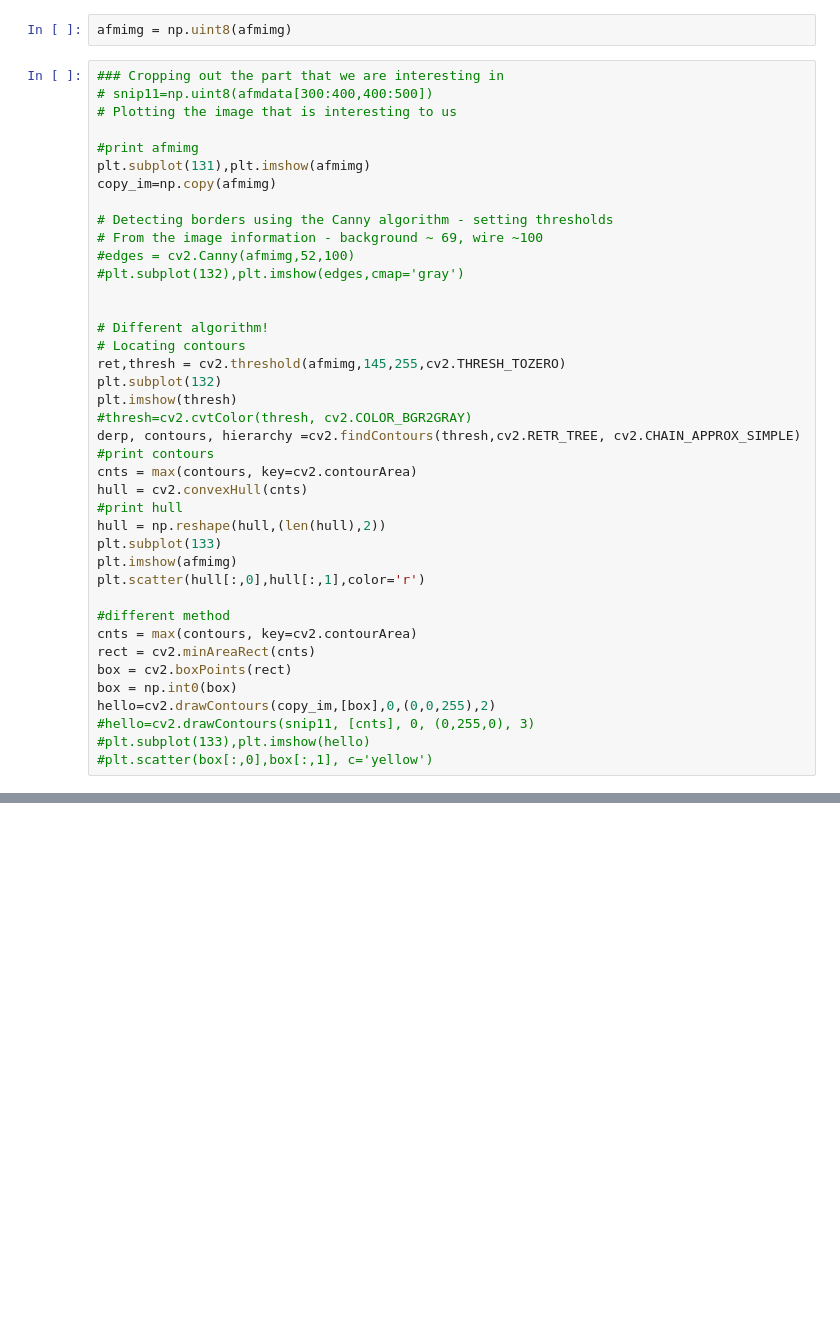
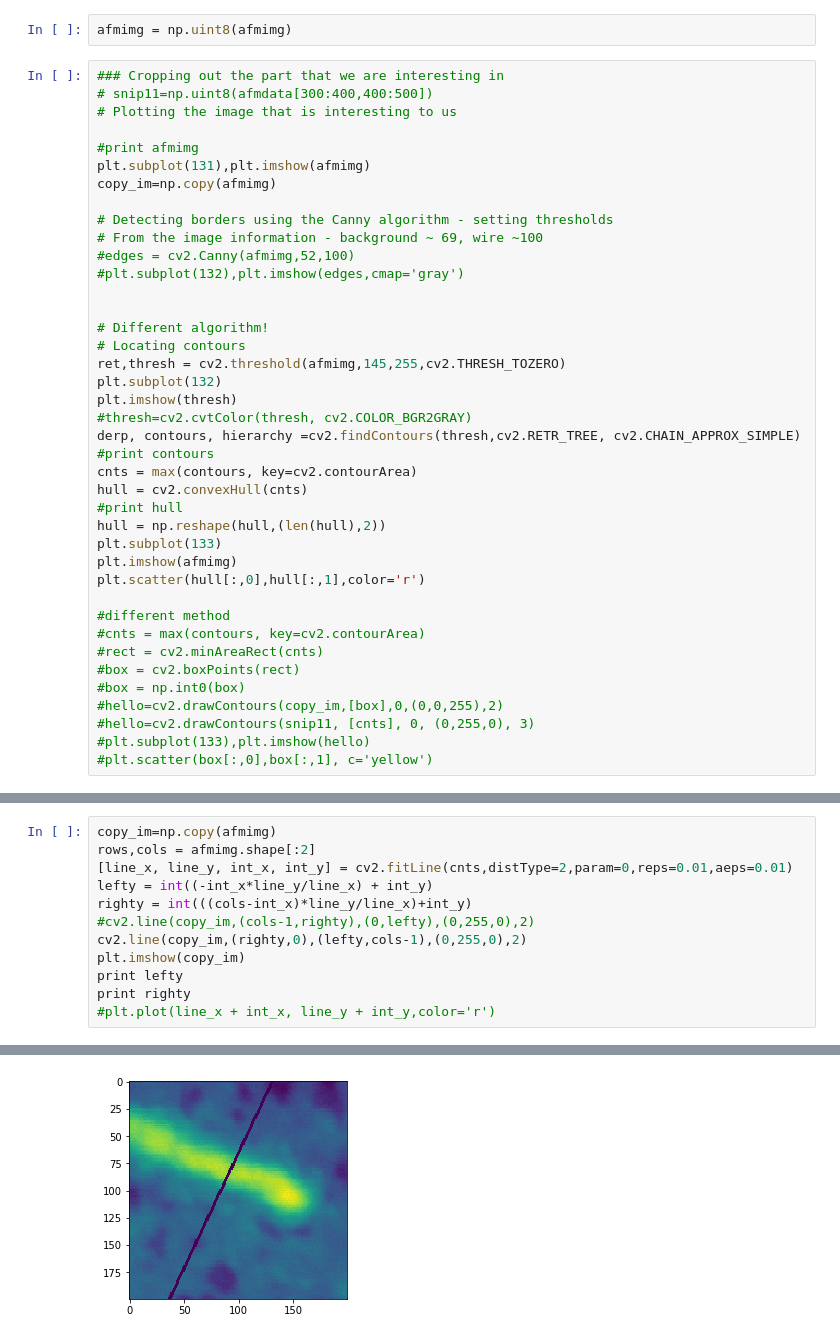
Before and after one commit to wesleyktatum/Nanowire_Measurements, a Jupyter notebook: NaRWHAL/OpenCV_learning.ipynb, the cells around one changed output, grey strips where cells are left out. Saved outputs shown, nothing was run; the diff lists cells and outputs as text; blank space fills up the shorter version.

Commit message:
lines and profilesgit add *git add *

```diff
--- a/NaRWHAL/OpenCV_learning.ipynb
+++ b/NaRWHAL/OpenCV_learning.ipynb
@@ -78,11 +78,11 @@ plt.imshow(afmimg)
 plt.scatter(hull[:,0],hull[:,1],color='r')
 
 #different method
-cnts = max(contours, key=cv2.contourArea)
-rect = cv2.minAreaRect(cnts)
-box = cv2.boxPoints(rect)
-box = np.int0(box)
-hello=cv2.drawContours(copy_im,[box],0,(0,0,255),2)
+#cnts = max(contours, key=cv2.contourArea)
+#rect = cv2.minAreaRect(cnts)
+#box = cv2.boxPoints(rect)
+#box = np.int0(box)
+#hello=cv2.drawContours(copy_im,[box],0,(0,0,255),2)
 #hello=cv2.drawContours(snip11, [cnts], 0, (0,255,0), 3)
 #plt.subplot(133),plt.imshow(hello)
 #plt.scatter(box[:,0],box[:,1], c='yellow')
@@ -208,0 +92,13 @@ regr = linmod.LinearRegression()
+# %%
+copy_im=np.copy(afmimg)
+rows,cols = afmimg.shape[:2]
+[line_x, line_y, int_x, int_y] = cv2.fitLine(cnts,distType=2,param=0,reps=0.01,aeps=0.01)
+lefty = int((-int_x*line_y/line_x) + int_y)
+righty = int(((cols-int_x)*line_y/line_x)+int_y)
+#cv2.line(copy_im,(cols-1,righty),(0,lefty),(0,255,0),2)
+cv2.line(copy_im,(righty,0),(lefty,cols-1),(0,255,0),2)
+plt.imshow(copy_im)
+print lefty
+print righty
+#plt.plot(line_x + int_x, line_y + int_y,color='r')
+# %% [output]
@@ -208,0 +107 @@ regr = linmod.LinearRegression()
+[figure, added]
```
Also changed, not shown: parts of 20 cells of this notebook.
